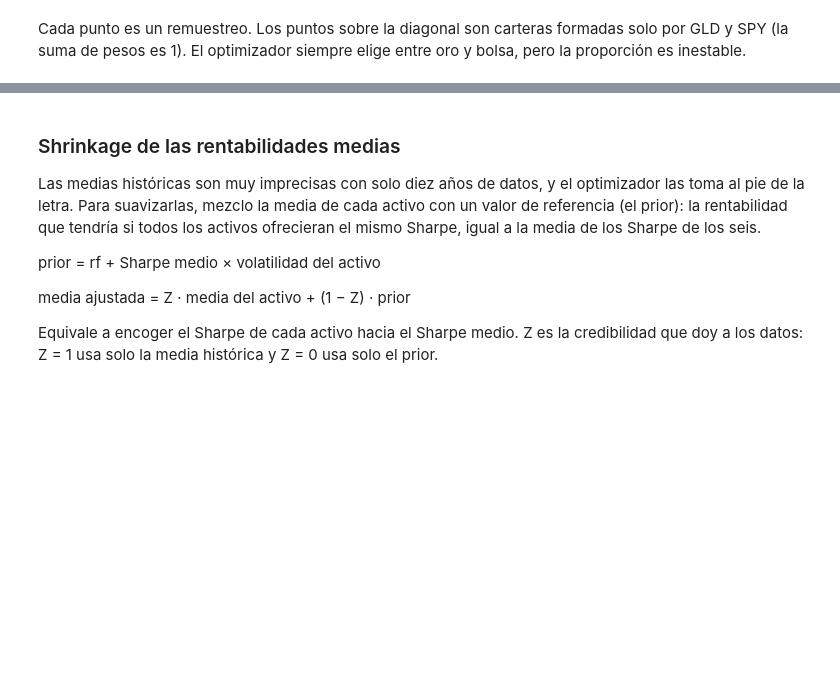
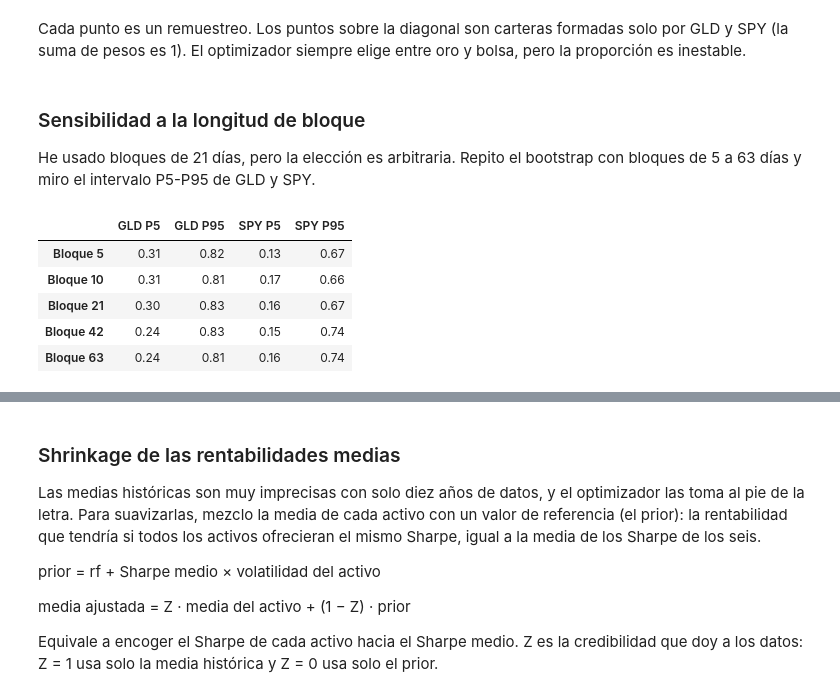
Before and after one commit to mnayala100/proyecto-cartera-markowitz, a Jupyter notebook: notebooks/05_incertidumbre.ipynb, the cells around one changed output, grey strips where cells are left out. Drawn from its saved outputs; the diff is of its cells as text; code cells hidden in the pictures; blank space fills up the shorter version.

```diff
--- a/notebooks/05_incertidumbre.ipynb
+++ b/notebooks/05_incertidumbre.ipynb
@@ -42,0 +51,11 @@ Solo GLD y SPY tienen un intervalo que no incluye el 0. Además, los intervalos
+# %%
+from src.portfolio import cartera_max_sharpe, error_estandar_sharpe_lo, error_estandar_sharpe_bootstrap
+
+w_ms = cartera_max_sharpe(rentabilidades.cov().values * 252, rentabilidades.mean().values * 252, rf_hist)
+rend_ms = rentabilidades.values @ w_ms          # rendimientos diarios de la cartera de máximo Sharpe
+
+se = error_estandar_sharpe_lo(rend_ms, rf_hist)
+se["Error estándar (1/raíz(años))"] = error_estandar_sharpe(rentabilidades)
+for b in [1, 21, 63]:
+    se[f"Error estándar (bootstrap, bloque {b})"] = error_estandar_sharpe_bootstrap(rend_ms, rf_hist, bloque=b)
+se.round(3)
@@ -93,3 +125,21 @@ pesos_boot.plot.scatter(x="GLD", y="SPY", alpha=0.5)
 [figure]
 # %% [markdown]
 Cada punto es un remuestreo. Los puntos sobre la diagonal son carteras formadas solo por GLD y SPY (la suma de pesos es 1). El optimizador siempre elige entre oro y bolsa, pero la proporción es inestable.
+# %% [markdown]
+### Sensibilidad a la longitud de bloque
+
+He usado bloques de 21 días, pero la elección es arbitraria. Repito el bootstrap con bloques de 5 a 63 días y miro el intervalo P5-P95 de GLD y SPY.
+# %%
+filas = {}
+for b in [5, 10, 21, 42, 63]:
+    p = bootstrap_pesos_max_sharpe(rentabilidades, rf_hist, n_rep=1000, bloque=b)
+    filas[f"Bloque {b}"] = {"GLD P5": p["GLD"].quantile(0.05), "GLD P95": p["GLD"].quantile(0.95),
+                            "SPY P5": p["SPY"].quantile(0.05), "SPY P95": p["SPY"].quantile(0.95)}
+pd.DataFrame(filas).T.round(2)
+# %% [output]
+|  | GLD P5 | GLD P95 | SPY P5 | SPY P95 |
+| Bloque 5 | 0.31 | 0.82 | 0.13 | 0.67 |
+| Bloque 10 | 0.31 | 0.81 | 0.17 | 0.66 |
+| Bloque 21 | 0.30 | 0.83 | 0.16 | 0.67 |
+| Bloque 42 | 0.24 | 0.83 | 0.15 | 0.74 |
+| Bloque 63 | 0.24 | 0.81 | 0.16 | 0.74 |
```
Also changed, not shown: parts of 7 cells of this notebook, 4 other files.
